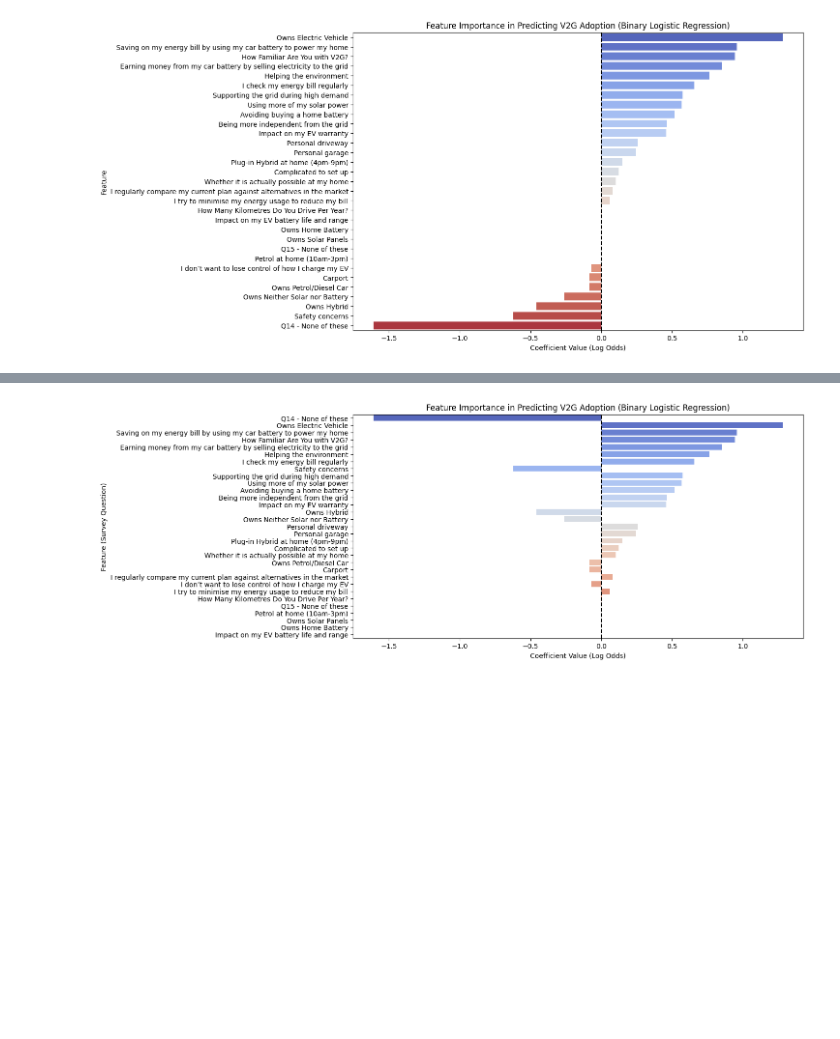
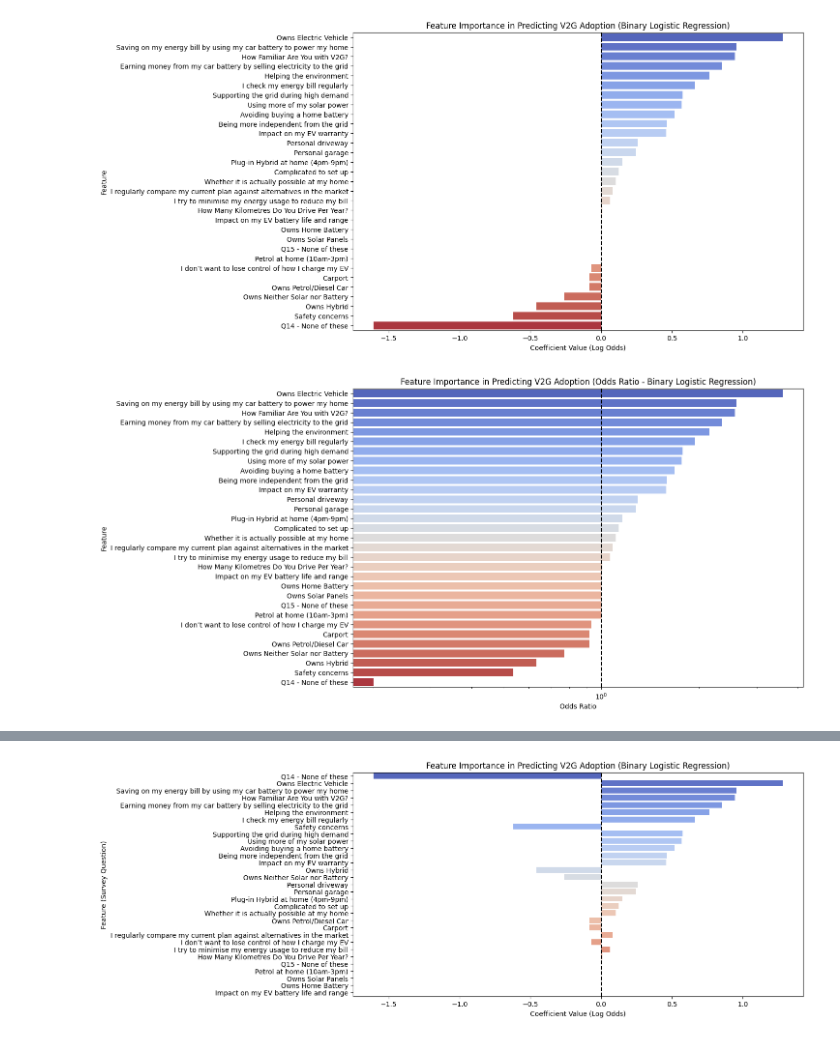
Before and after one commit to bernardomendonca/v2g-survey-analysis, a Jupyter notebook: 3_logistic_regression.ipynb, the cells around one changed output, grey strips where cells are left out. Cells and saved outputs as stored; diff of their text form; code cells hidden in the pictures; blank space fills up the shorter version.

Commit message:
updated versions with filters

```diff
--- a/3_logistic_regression.ipynb
+++ b/3_logistic_regression.ipynb
@@ -160,11 +155,3 @@ TRANSFORMERS_q6a keys: ['Q1_1', 'Q1_2', 'Q1_3', 'Q1_4', 'Q1_99', 'Q2', 'Q3_1', '
-# %%
-def text_to_code_q10_2_binary(raw_ans):
-    """
-    Converts Q10_2 from 5-category responses to binary:
-    - "Strongly disagree", "Somewhat disagree", "Neither agree nor disagree" → 0 (Not adopting)
-    - "Somewhat agree", "Strongly agree" → 1 (Adopting)
-    """
-    adopting = {"Somewhat agree", "Strongly agree"}
-    return 1 if raw_ans in adopting else 0
 # %%
-TRANSFORMERS_q6a["Q10_2"] = text_to_code_q10_2_binary
+TRANSFORMERS_q6a[target_variable] = text_to_code_q10_2_binary
+TRANSFORMERS_q6a
@@ -681,3 +611,26 @@ plt.axvline(x=0, color='black', linestyle='--')  # Reference line for neutral im
 plt.show()
 # %% [output]
 [figure]
+# %%
+# Extract coefficients
+coefs_binary = model_binary.coef_[0]  # Shape: (1, n_features), so take [0]
+
+# Convert to Odds Ratios
+odds_ratios = np.exp(coefs_binary)
+
+# Create DataFrame for visualization
+coefs_binary_df = pd.DataFrame({'Feature': columns_of_interest_filtered, 'Odds Ratio': odds_ratios})
+coefs_binary_df.sort_values(by="Odds Ratio", ascending=False, inplace=True)
+coefs_binary_df["Feature"] = coefs_binary_df["Feature"].map(feature_label_map)
+
+# Plot
+plt.figure(figsize=(12, 8))
+sns.barplot(x="Odds Ratio", y="Feature", data=coefs_binary_df, palette="coolwarm")
+plt.title("Feature Importance in Predicting V2G Adoption (Odds Ratio - Binary Logistic Regression)")
+plt.xlabel("Odds Ratio")
+plt.ylabel("Feature")
+plt.axvline(x=1, color='black', linestyle='--')  # Reference line at 1 (neutral effect)
+plt.xscale("log")  # Log scale for better visualization
+plt.show()
+# %% [output]
+[figure, added]
```
Also changed, not shown: parts of 27 cells of this notebook, 3 other files.
